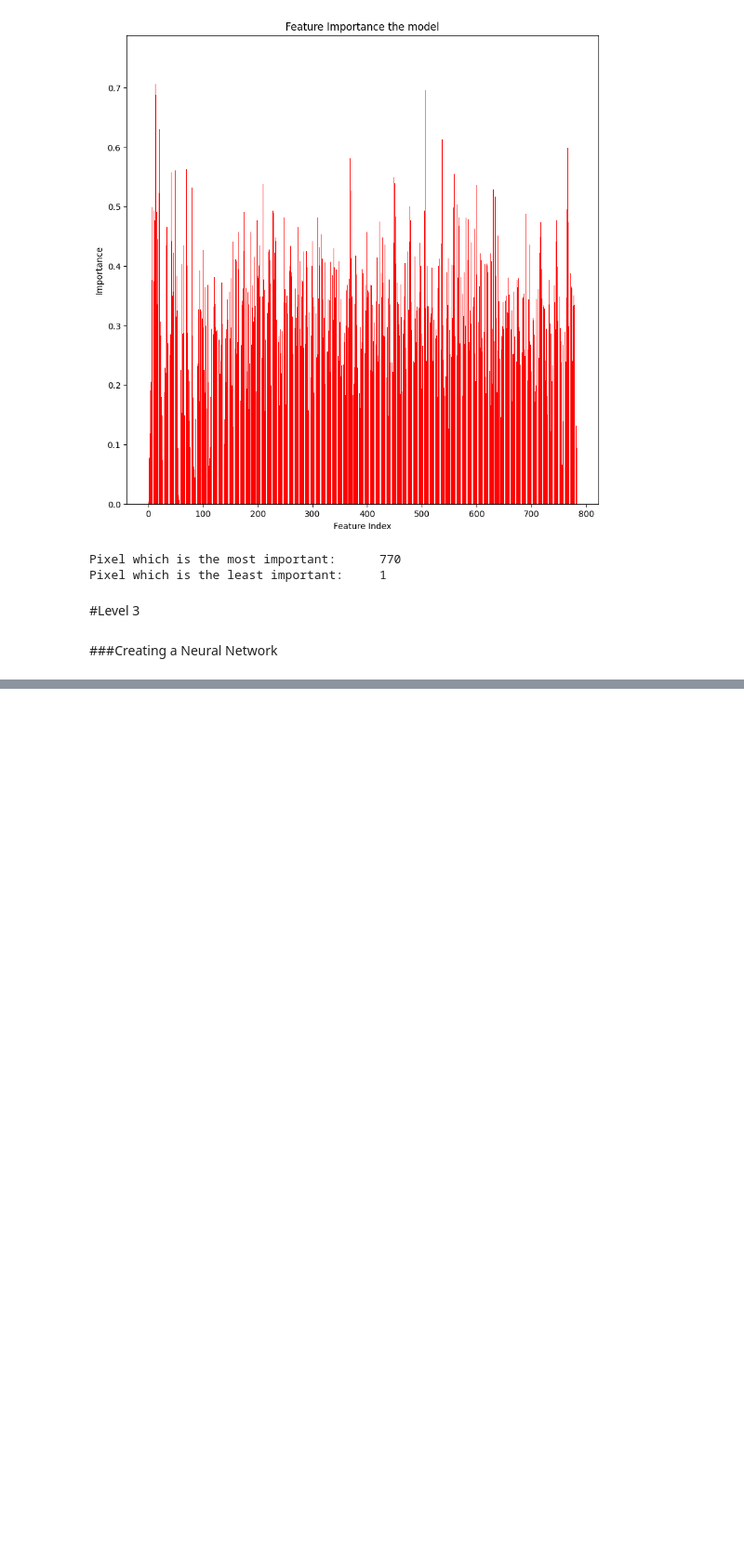
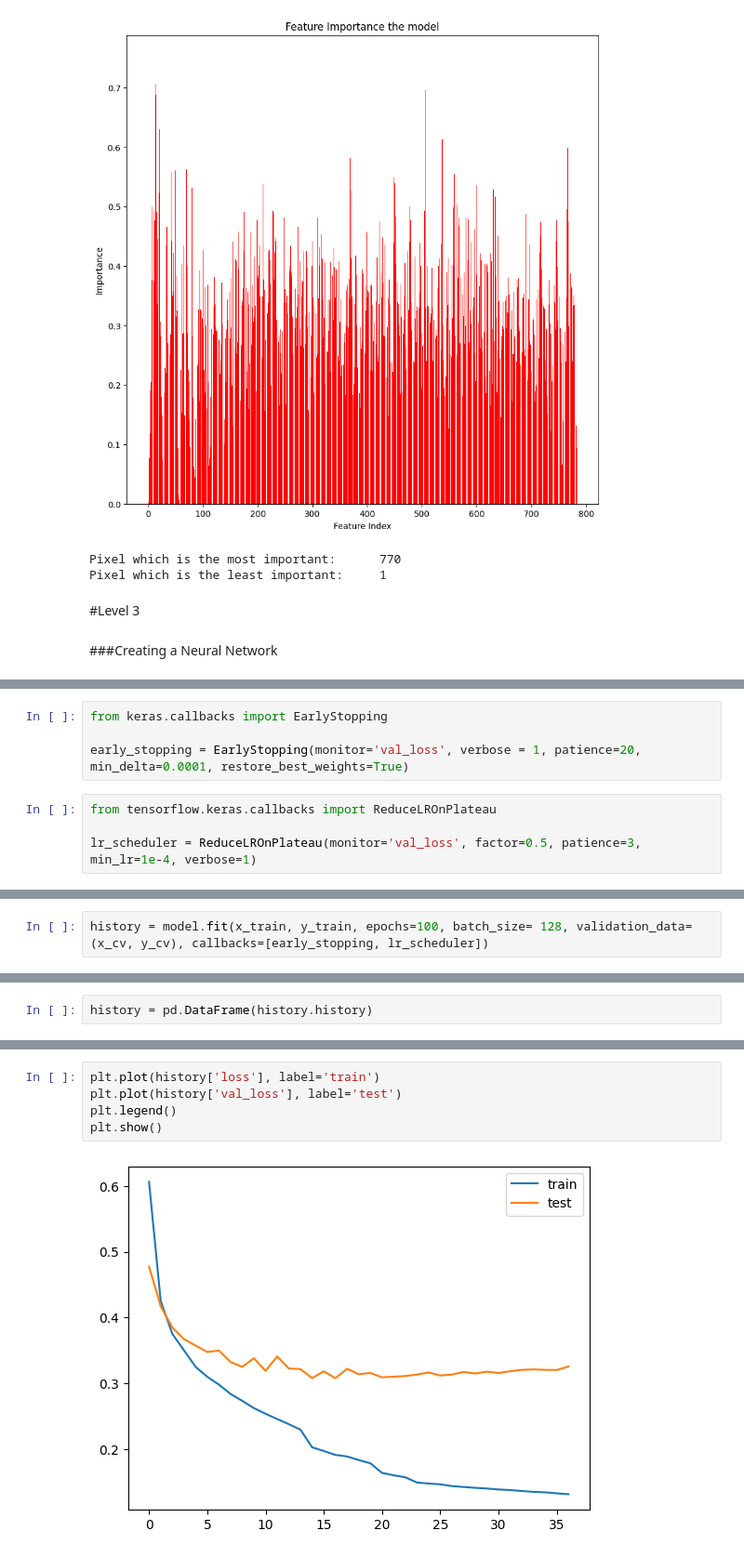
Before and after one commit to vishrav06/IEEE_CS_Task, a Jupyter notebook: Fashion_Items_Classification.ipynb, the cells around one changed output, grey strips where cells are left out. Shown at 93% size. Cells and saved outputs as stored; diff of their text form; blank space fills up the shorter version.

```diff
--- a/Fashion_Items_Classification.ipynb
+++ b/Fashion_Items_Classification.ipynb
@@ -289,0 +304,8 @@ from tensorflow.keras.layers import Dense, Input,
+# %%
+from keras.callbacks import EarlyStopping
+
+early_stopping = EarlyStopping(monitor='val_loss', verbose = 1, patience=20, min_delta=0.0001, restore_best_weights=True)
+# %%
+from tensorflow.keras.callbacks import ReduceLROnPlateau
+
+lr_scheduler = ReduceLROnPlateau(monitor='val_loss', factor=0.5, patience=3, min_lr=1e-4, verbose=1)
@@ -289,0 +314,2 @@ from tensorflow.keras.layers import Dense, Input,
+# %%
+history = model.fit(x_train, y_train, epochs=100, batch_size= 128, validation_data=(x_cv, y_cv), callbacks=[early_stopping, lr_scheduler])
@@ -289,0 +334,2 @@ from tensorflow.keras.layers import Dense, Input,
+# %%
+history = pd.DataFrame(history.history)
@@ -289,0 +377,7 @@ from tensorflow.keras.layers import Dense, Input,
+# %%
+plt.plot(history['loss'], label='train')
+plt.plot(history['val_loss'], label='test')
+plt.legend()
+plt.show()
+# %% [output]
+[figure, added]
```
Also changed, not shown: parts of 11 cells of this notebook.
